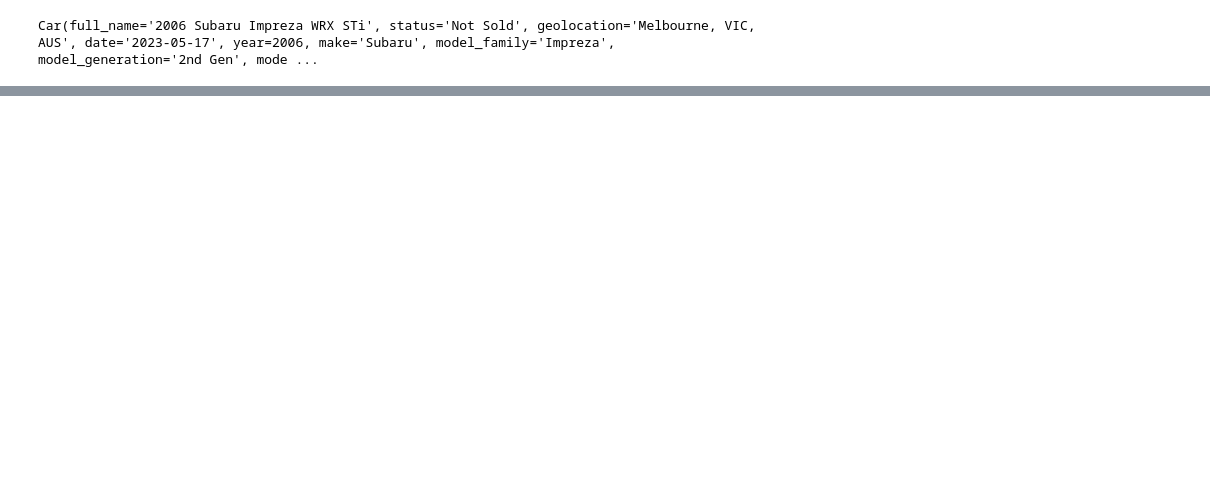
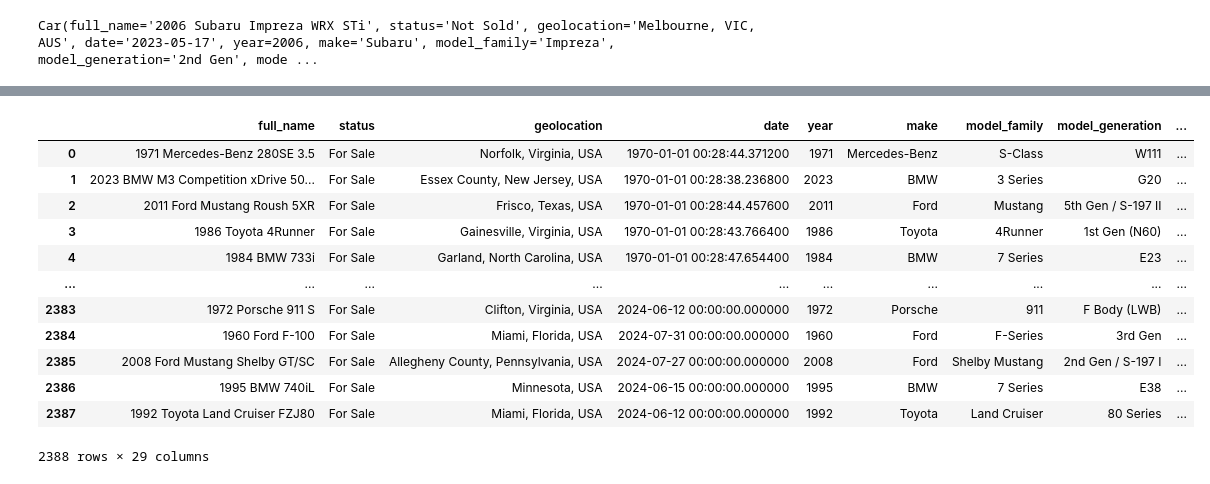
Before and after one commit to AgafonovVadim/Car-Value-Predictor, a Jupyter notebook: Untitled.ipynb, the cells around one changed output, grey strips where cells are left out. Drawn from its saved outputs; the diff is of its cells as text; code cells hidden in the pictures; blank space fills up the shorter version.

```diff
--- a/Untitled.ipynb
+++ b/Untitled.ipynb
@@ -165,7 +154,7 @@ def explore_all_pages(url: str):
     lock = lock = threading.Lock()
     pages = [url + f'?page={i}' for i in range(28000, pages_count)]
     with ThreadPoolExecutor(multiprocessing.cpu_count()) as executor:
-        futures = [executor.submit(explore_2, page) for page in pages]
+        futures = [executor.submit(explore, page) for page in pages]
         # Log progress
         for i, future in enumerate(as_completed(futures), 1):
             try:
@@ -408,0 +404,16 @@ print(i)
+# %%
+df
+# %% [output]
+|  | full_name | status | geolocation | date | year | make | model_family | model_generation | ... |
+| 0 | 1971 Mercedes-Benz 280SE 3.5 | For Sale | Norfolk, Virginia, USA | 1970-01-01 00:28:44.371200 | 1971 | Mercedes-Benz | S-Class | W111 | ... |
+| 1 | 2023 BMW M3 Competition xDrive 50... | For Sale | Essex County, New Jersey, USA | 1970-01-01 00:28:38.236800 | 2023 | BMW | 3 Series | G20 | ... |
+| 2 | 2011 Ford Mustang Roush 5XR | For Sale | Frisco, Texas, USA | 1970-01-01 00:28:44.457600 | 2011 | Ford | Mustang | 5th Gen / S-197 II | ... |
+| 3 | 1986 Toyota 4Runner | For Sale | Gainesville, Virginia, USA | 1970-01-01 00:28:43.766400 | 1986 | Toyota | 4Runner | 1st Gen (N60) | ... |
+| 4 | 1984 BMW 733i | For Sale | Garland, North Carolina, USA | 1970-01-01 00:28:47.654400 | 1984 | BMW | 7 Series | E23 | ... |
+| ... | ... | ... | ... | ... | ... | ... | ... | ... | ... |
+| 2383 | 1972 Porsche 911 S | For Sale | Clifton, Virginia, USA | 2024-06-12 00:00:00.000000 | 1972 | Porsche | 911 | F Body (LWB) | ... |
+| 2384 | 1960 Ford F-100 | For Sale | Miami, Florida, USA | 2024-07-31 00:00:00.000000 | 1960 | Ford | F-Series | 3rd Gen | ... |
+| 2385 | 2008 Ford Mustang Shelby GT/SC | For Sale | Allegheny County, Pennsylvania, USA | 2024-07-27 00:00:00.000000 | 2008 | Ford | Shelby Mustang | 2nd Gen / S-197 I | ... |
+| 2386 | 1995 BMW 740iL | For Sale | Minnesota, USA | 2024-06-15 00:00:00.000000 | 1995 | BMW | 7 Series | E38 | ... |
+| 2387 | 1992 Toyota Land Cruiser FZJ80 | For Sale | Miami, Florida, USA | 2024-06-12 00:00:00.000000 | 1992 | Toyota | Land Cruiser | 80 Series | ... |
+2388 rows × 29 columns
```
Also changed, not shown: parts of 10 cells of this notebook, 5 other files.
